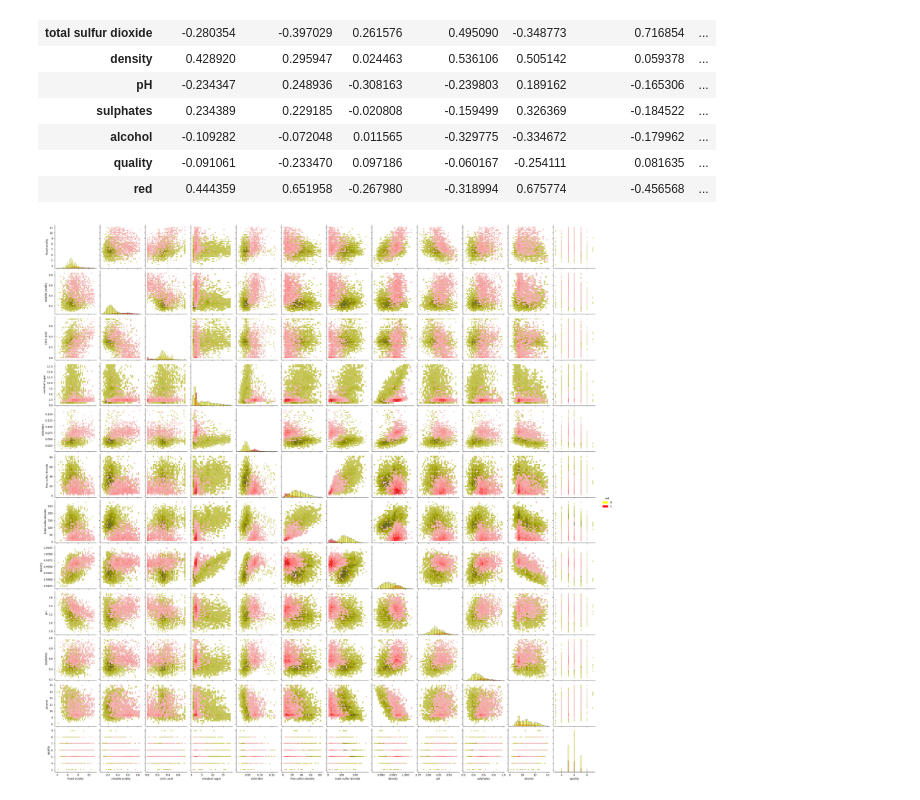
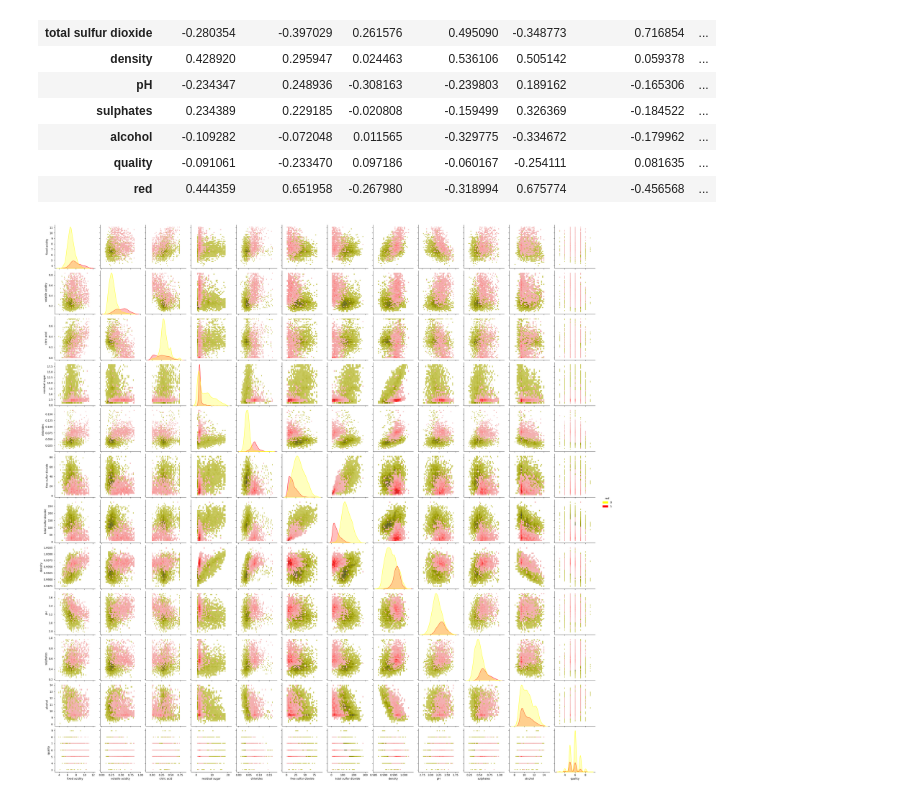
Before and after one commit to Jomaxims/deep-learning-systems, a Jupyter notebook: deep_learning_systems.ipynb, the cells around one changed output. Saved outputs shown, nothing was run; the diff lists cells and outputs as text; code cells hidden in the pictures.

```diff
--- a/deep_learning_systems.ipynb
+++ b/deep_learning_systems.ipynb
@@ -195,6 +195,6 @@ df.corr()
 # %%
 import seaborn as sns
 
-sns.pairplot(df, hue='red', height=2.5, kind='hist', palette={ 0:"yellow", 1:"red"});
+sns.pairplot(df, hue='red', height=2.5, kind='hist', diag_kind='kde', palette={ 0:"yellow", 1:"red"});
 # %% [output]
-[figure, old version]
+[figure, new version]
```
Also changed, not shown: parts of 1 cell of this notebook.
